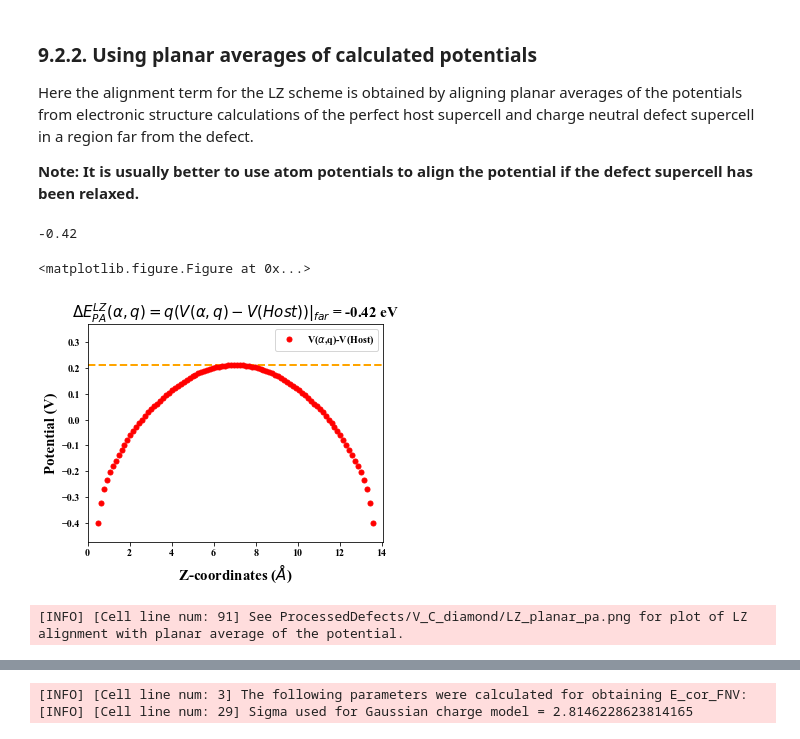
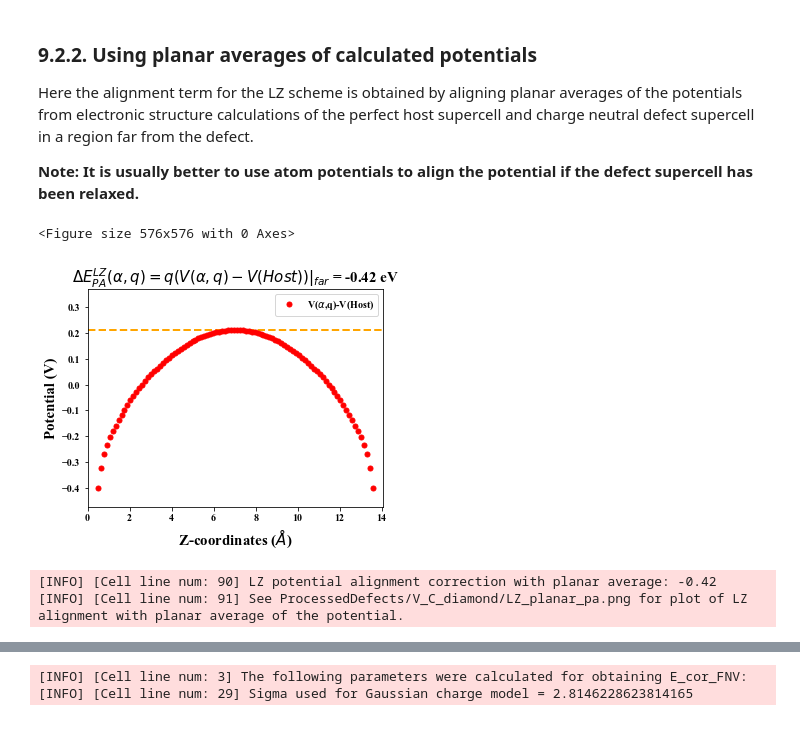
Before and after one commit to skw32/DefectCorrectionsNotebook, a Jupyter notebook: DefectCorrectionsNotebook.ipynb, the cells around one changed output, grey strips where cells are left out. Saved outputs shown, nothing was run; the diff lists cells and outputs as text; code cells hidden in the pictures.

```diff
--- a/DefectCorrectionsNotebook.ipynb
+++ b/DefectCorrectionsNotebook.ipynb
@@ -454,7 +457,8 @@ if LZ == True and planar_av_pa == True:
     idx = (np.abs(X-corr_pos)).argmin()
     value =  charge*Y[idx]
     value = '%.2f' % value
-    print (value)
+    pa_planAv_LZ = value
+    #print (value)
     title = r'$\Delta E_{PA}^{LZ}(\alpha, q) = q(V(\alpha,q)-V(Host))|_{far}$ = '+str(value) + ' eV'
 
 
@@ -477,36 +481,37 @@ if LZ == True and planar_av_pa == True:
 
     #define the appropriate ylimit
     ymax = max(Y)
     ymin = min(Y)
     if abs(ymax) < abs(ymin):
         ymax = ymax
         ymin = -1.5*ymax
     else:
         ymax = -1.5*ymin
         ymin = ymin
     y_min = ymin - 0.3*(ymax-ymin)
     y_max = ymax + 0.3*(ymax-ymin)
 
 
     plt.title(title,fontsize=15,fontname = "Times New Roman")
 
     plt.xlim((0,lattice_constant_z))
     plt.ylim((y_min,y_max))
     plt.axhline(y=Y[idx], xmin=0, xmax=lattice_constant_z,linestyle = '--', lw=2,color='orange')
 
     plt.plot(X_shift,Y,'or',ms=5,label=r'V($\alpha$,q)-V(Host)')
     plt.legend()
     plt.xlabel(r'Z-coordinates ($\AA$)',fontsize=15,fontname = "Times New Roman")
     plt.ylabel('Potential (V)',fontsize=15,fontname = "Times New Roman")
 
     plt.savefig(LZ_planar_pa_file,dpi=600)
     plt.show(block=False)
 
+    logger.info("LZ potential alignment correction with planar average: "+str(pa_planAv_LZ))
     logger.info("See "+str(LZ_planar_pa_file)+" for plot of LZ alignment with planar average of the potential.")
 # %% [output]
--0.42
+<Figure size 576x576 with 0 Axes>
+[figure]
-<matplotlib.figure.Figure at 0x...>
+[INFO] [Cell line num: 90] LZ potential alignment correction with planar average: -0.42
+[INFO] [Cell line num: 91] See ProcessedDefects/V_C_diamond/LZ_planar_pa.png for plot of LZ alignment with planar average of the potential.
-[figure]
-[INFO] [Cell line num: 91] See ProcessedDefects/V_C_diamond/LZ_planar_pa.png for plot of LZ alignment with planar average of the potential.
 # %% [markdown]
 ## 10. The Freysoldt-Neugebauer-Van de Walle (FNV) finite-size correction scheme
```
Also changed, not shown: parts of 20 cells of this notebook, 2 other files.
